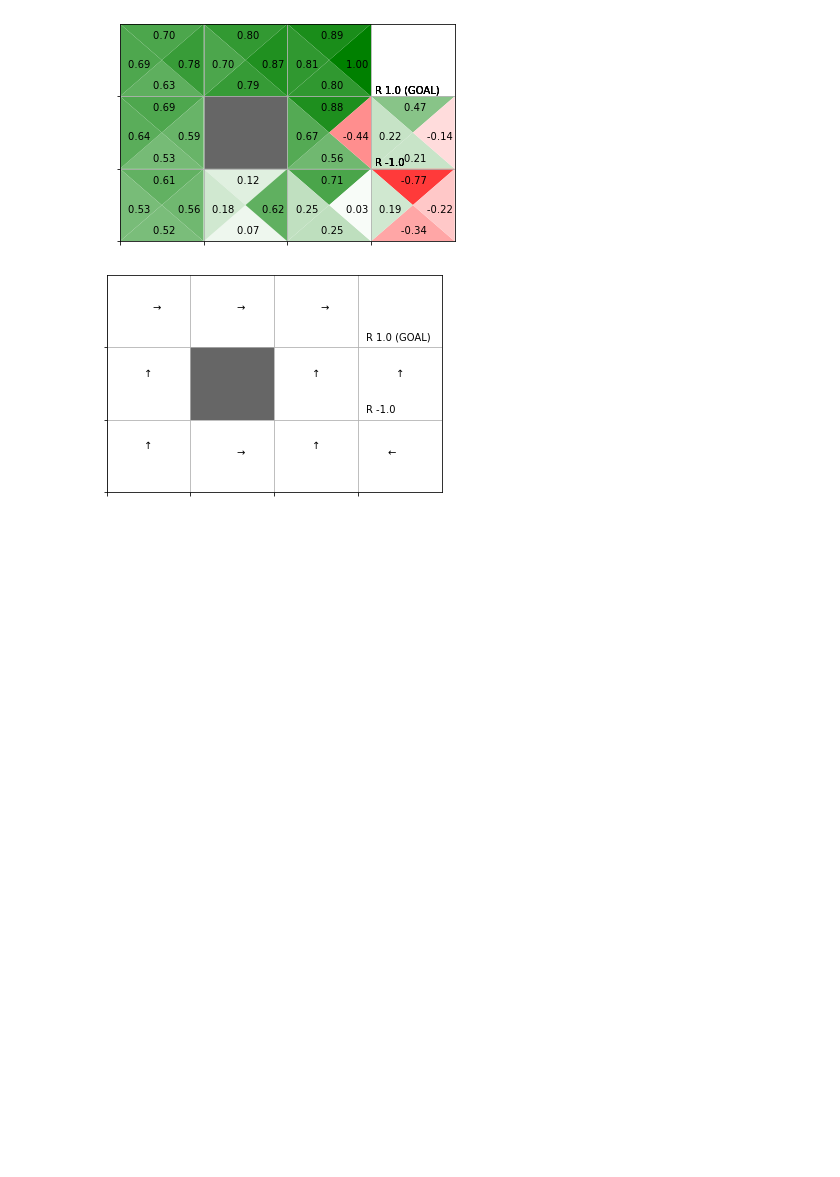
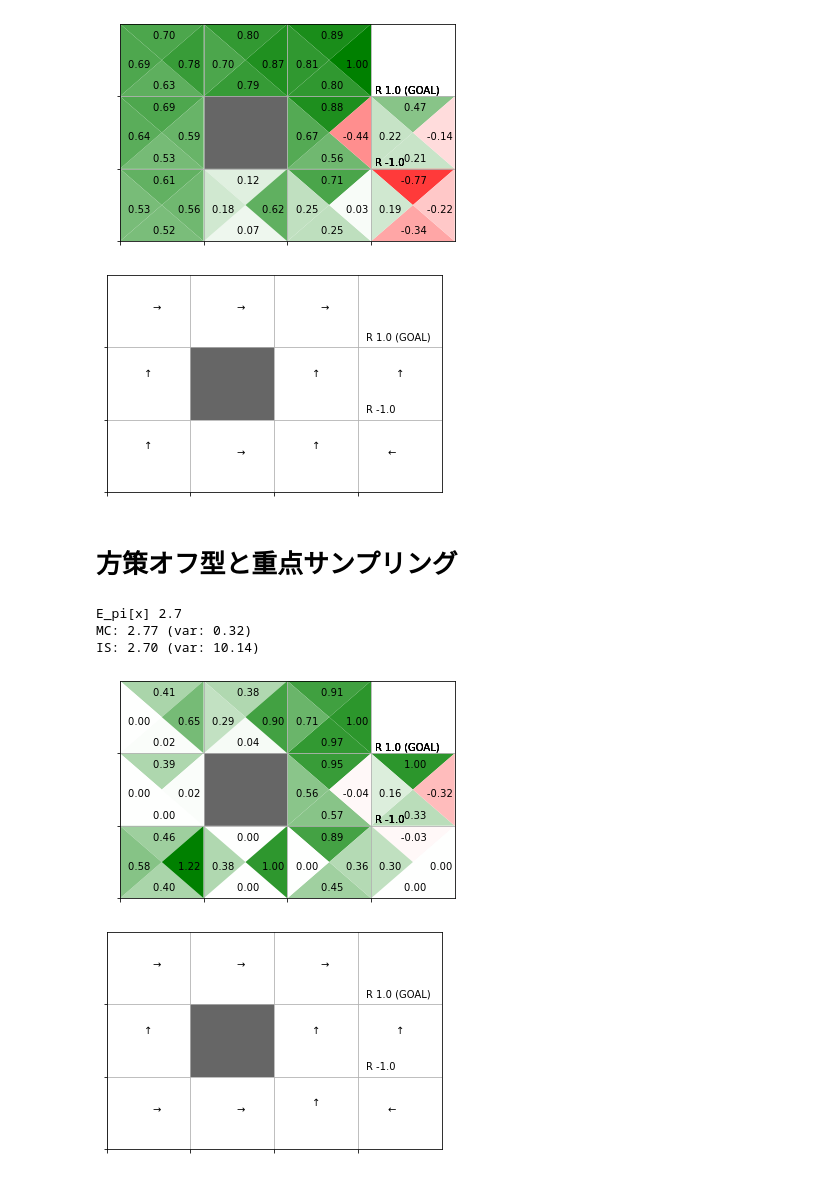
Before and after one commit to mlengineer19989/zero_DeepL4, a Jupyter notebook: deep-learning-from-scratch-4-master/ch05/practice_ch05.ipynb, the cells around one changed output. Drawn from its saved outputs; the diff is of its cells as text; code cells hidden in the pictures; blank space fills up the shorter version.

```diff
--- a/deep-learning-from-scratch-4-master/ch05/practice_ch05.ipynb
+++ b/deep-learning-from-scratch-4-master/ch05/practice_ch05.ipynb
@@ -203,3 +203,38 @@ env.render_q(agent.Q)
 # %% [output]
 [figure]
 [figure]
+# %% [markdown]
+# 方策オフ型と重点サンプリング
+# %%
+import numpy as np
+
+x = np.array([1, 2, 3])
+pi = np.array([0.1, 0.1, 0.8])
+
+# =========== Expectation ==================
+e = np.sum(x * pi)
+print('E_pi[x]', e)
+
+# =========== Monte Carlo ==================
+n = 100
+samples = []
+for _ in range(n):
+    s = np.random.choice(x, p=pi)
+    samples.append(s)
+print('MC: {:.2f} (var: {:.2f})'.format(np.mean(samples), np.var(samples)))
+
+# =========== Importance Sampling ===========
+b = np.array([0.2, 0.2, 0.6])
+#b = np.array([1/3, 1/3, 1/3])
+samples = []
+for _ in range(n):
+    idx = np.arange(len(b))  # [0, 1, 2]
+    i = np.random.choice(idx, p=b)
+    s = x[i]
+    rho = pi[i] / b[i]
+    samples.append(rho * s)
+print('IS: {:.2f} (var: {:.2f})'.format(np.mean(samples), np.var(samples)))
+# %% [output]
+E_pi[x] 2.7
+MC: 2.77 (var: 0.32)
+IS: 2.70 (var: 10.14)
@@ -205,0 +282,24 @@ env.render_q(agent.Q)
+# %%
+env = GridWorld()
+agent = McOffPolicyAgent()
+
+episodes = 10000
+for episode in range(episodes):
+    state = env.reset()
+    agent.reset()
+
+    while True:
+        action = agent.get_action(state)
+        next_state, reward, done = env.step(action)
+
+        agent.add(state, action, reward)
+        if done:
+            agent.update()
+            break
+
+        state = next_state
+
+env.render_q(agent.Q)
+# %% [output]
+[figure, added]
+[figure, added]
```
Also changed, not shown: parts of 1 cell of this notebook.
